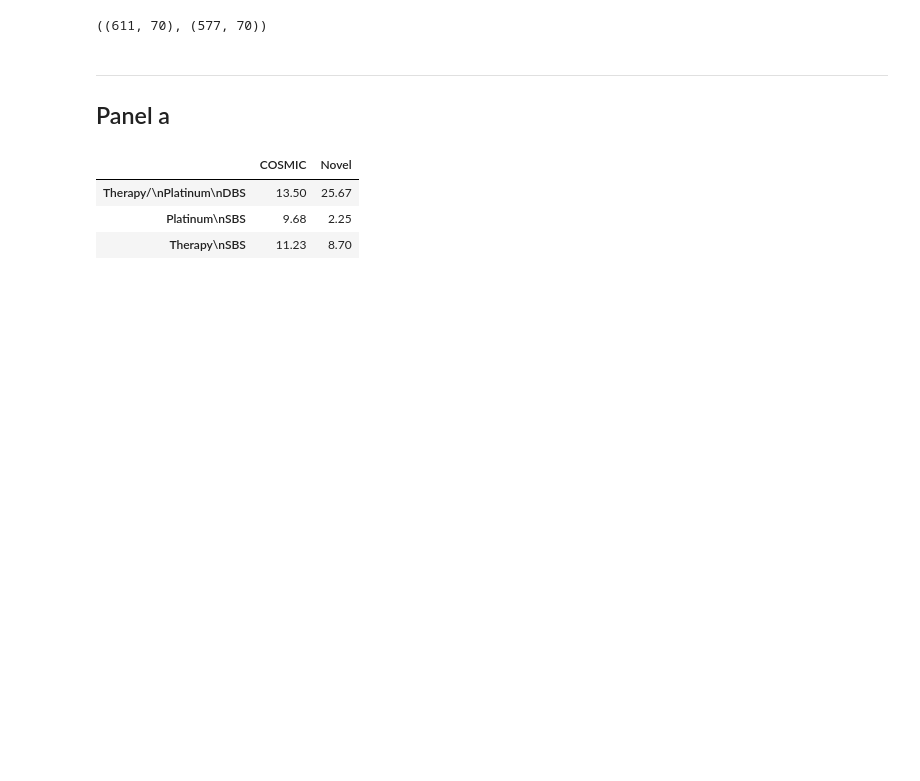
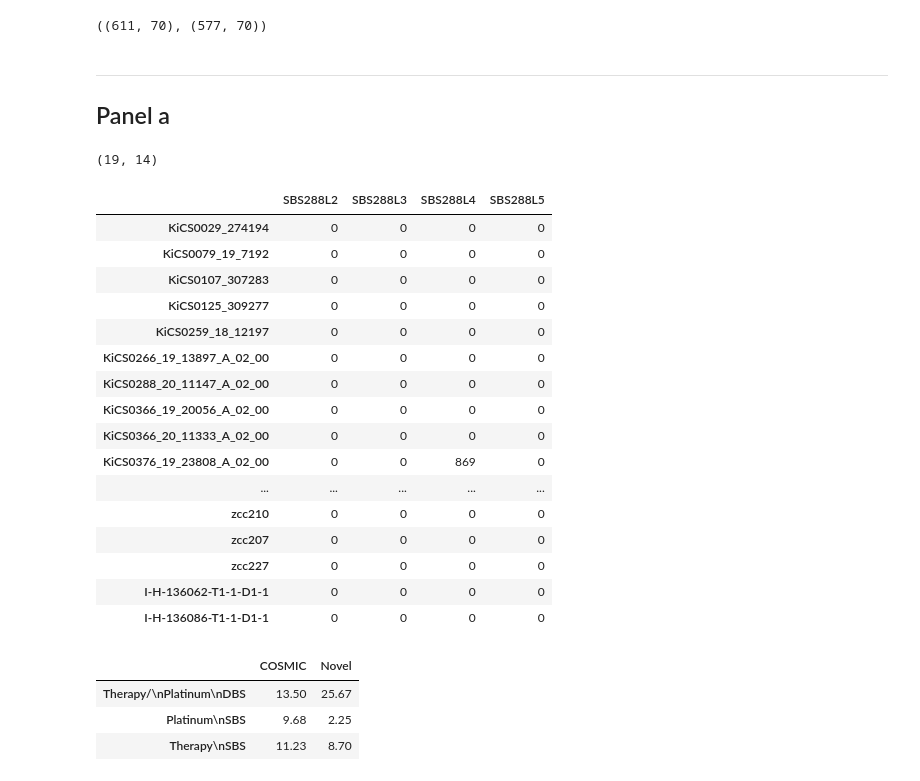
Before and after one commit to shlienlab/mutsigs_therapy, a Jupyter notebook: notebooks/MainFig_3.ipynb, the cells around one changed output. Drawn from its saved outputs; the diff is of its cells as text; code cells hidden in the pictures; blank space fills up the shorter version.

```diff
--- a/notebooks/MainFig_3.ipynb
+++ b/notebooks/MainFig_3.ipynb
@@ -55,6 +57,30 @@ plat_nov_dbs = ['DBS78H2']
 thr_sbs = ['SBS11', 'SBS17b', 'SBS31', 'SBS35', 'SBS87']
 thr_nov_sbs = ['SBS288L2', 'SBS288L3', 'SBS288L4', 'SBS288L5']
 thr_dbs = ['SBS288L5']
+# %%
+kzm611_md[(kzm611_md.Type=='EWS') & (kzm611_md.Therapy=='Post-Therapy')].shape
+# %% [output]
+(19, 14)
+# %%
+kzm611_sigs.loc[kzm611_md[kzm611_md.Type=='EWS'].index.tolist(), thr_nov_sbs]
+# %% [output]
+|  | SBS288L2 | SBS288L3 | SBS288L4 | SBS288L5 |
+| KiCS0029_274194 | 0 | 0 | 0 | 0 |
+| KiCS0079_19_7192 | 0 | 0 | 0 | 0 |
+| KiCS0107_307283 | 0 | 0 | 0 | 0 |
+| KiCS0125_309277 | 0 | 0 | 0 | 0 |
+| KiCS0259_18_12197 | 0 | 0 | 0 | 0 |
+| KiCS0266_19_13897_A_02_00 | 0 | 0 | 0 | 0 |
+| KiCS0288_20_11147_A_02_00 | 0 | 0 | 0 | 0 |
+| KiCS0366_19_20056_A_02_00 | 0 | 0 | 0 | 0 |
+| KiCS0366_20_11333_A_02_00 | 0 | 0 | 0 | 0 |
+| KiCS0376_19_23808_A_02_00 | 0 | 0 | 869 | 0 |
+| ... | ... | ... | ... | ... |
+| zcc210 | 0 | 0 | 0 | 0 |
+| zcc207 | 0 | 0 | 0 | 0 |
+| zcc227 | 0 | 0 | 0 | 0 |
+| I-H-136062-T1-1-D1-1 | 0 | 0 | 0 | 0 |
+| I-H-136086-T1-1-D1-1 | 0 | 0 | 0 | 0 |
 # %%
 known = [kzm611_sigs_low.DBS5.sum() / kzm611_sigs_low[[x for x in kzm611_sigs_low if x.startswith('DBS')]].sum().sum(),
          kzm611_sigs_low[plat_sbs].sum().sum() / kzm611_sigs_low[[x for x in kzm611_sigs_low if x.startswith('SBS')]].sum().sum(),
```
Also changed, not shown: parts of 5 cells of this notebook, 15 other files.
